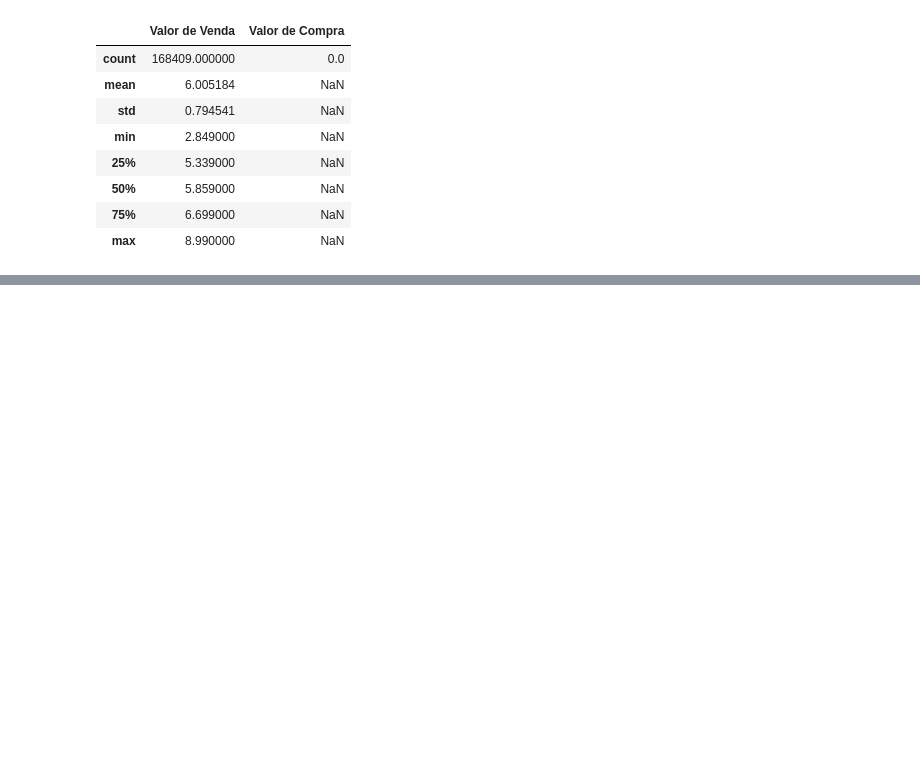
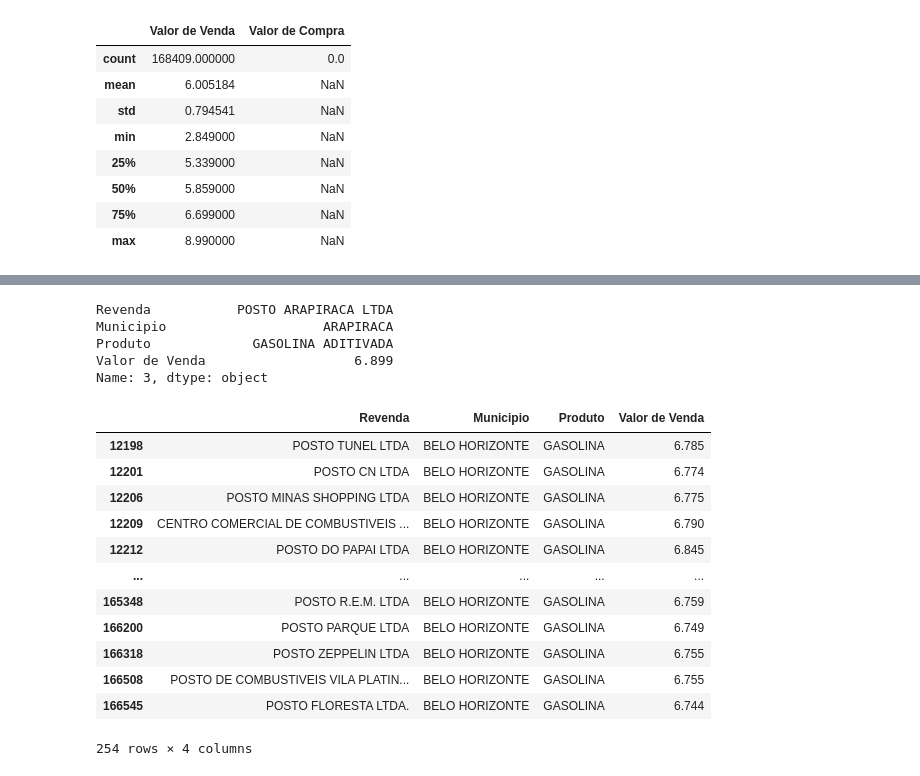
Before and after one commit to bebelana/analiseDadosPandas, a Jupyter notebook: aula2.ipynb, the cells around one changed output, grey strips where cells are left out. Drawn from its saved outputs; the diff is of its cells as text; code cells hidden in the pictures; blank space fills up the shorter version.

```diff
--- a/aula2.ipynb
+++ b/aula2.ipynb
@@ -82,0 +101,28 @@ df.describe()
+# %%
+# Filtra por linha usando indice
+# Exibindo a 4a linha
+display(columns_df.loc[3])
+# %% [output]
+Revenda           POSTO ARAPIRACA LTDA
+Municipio                    ARAPIRACA
+Produto             GASOLINA ADITIVADA
+Valor de Venda                   6.899
+Name: 3, dtype: object
+# %%
+# Filtrando por uma condicao, buscando por postos de BH com gasolina
+gasolinaBH_df = columns_df.loc[(columns_df['Municipio'] == 'BELO HORIZONTE') & (columns_df['Produto'] == 'GASOLINA')]
+display(gasolinaBH_df)
+# %% [output]
+|  | Revenda | Municipio | Produto | Valor de Venda |
+| 12198 | POSTO TUNEL LTDA | BELO HORIZONTE | GASOLINA | 6.785 |
+| 12201 | POSTO CN LTDA | BELO HORIZONTE | GASOLINA | 6.774 |
+| 12206 | POSTO MINAS SHOPPING LTDA | BELO HORIZONTE | GASOLINA | 6.775 |
+| 12209 | CENTRO COMERCIAL DE COMBUSTIVEIS ... | BELO HORIZONTE | GASOLINA | 6.790 |
+| 12212 | POSTO DO PAPAI LTDA | BELO HORIZONTE | GASOLINA | 6.845 |
+| ... | ... | ... | ... | ... |
+| 165348 | POSTO R.E.M. LTDA | BELO HORIZONTE | GASOLINA | 6.759 |
+| 166200 | POSTO PARQUE LTDA | BELO HORIZONTE | GASOLINA | 6.749 |
+| 166318 | POSTO ZEPPELIN LTDA | BELO HORIZONTE | GASOLINA | 6.755 |
+| 166508 | POSTO DE COMBUSTIVEIS VILA PLATIN... | BELO HORIZONTE | GASOLINA | 6.755 |
+| 166545 | POSTO FLORESTA LTDA. | BELO HORIZONTE | GASOLINA | 6.744 |
+254 rows × 4 columns
```
Also changed, not shown: parts of 6 cells of this notebook.
